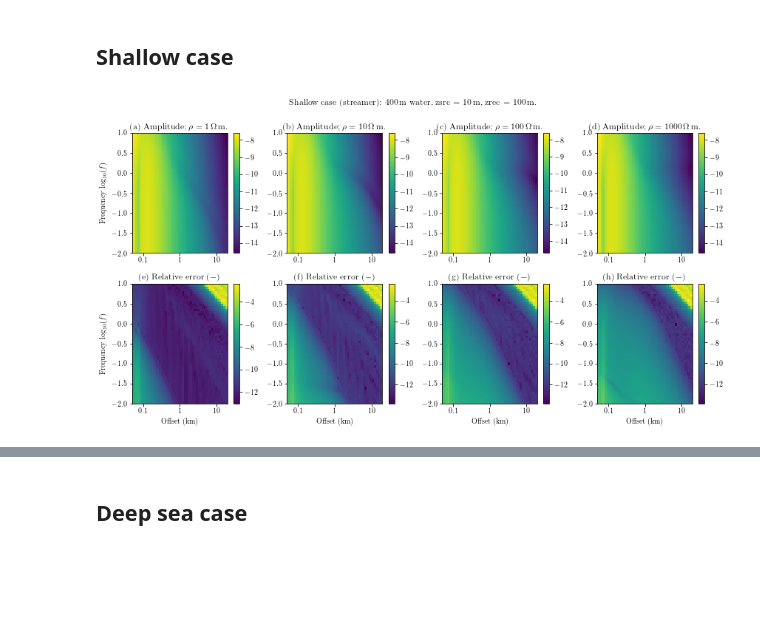
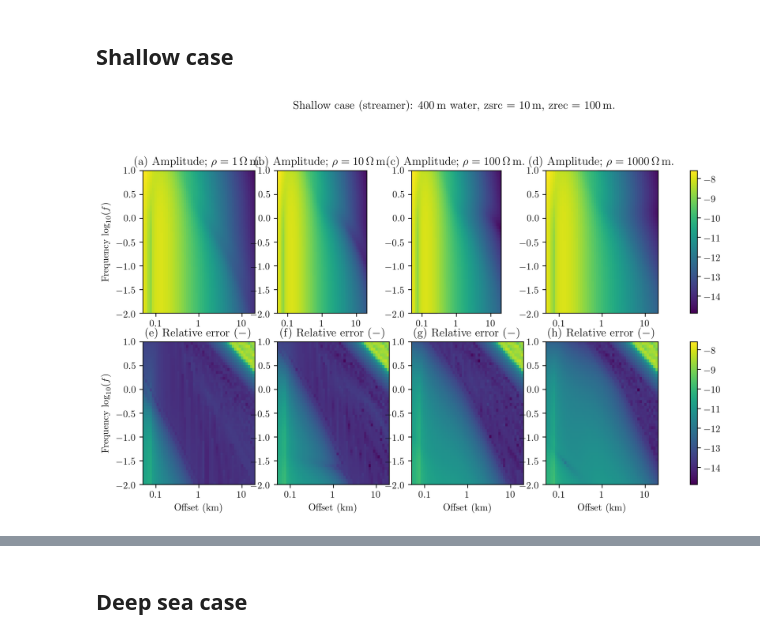
Before and after one commit to emsig/article-fdesign, a Jupyter notebook: notebooks/Figure-Validity2.ipynb, the cells around one changed output, grey strips where cells are left out. Saved outputs shown, nothing was run; the diff lists cells and outputs as text; code cells hidden in the pictures; blank space fills up the shorter version.

```diff
--- a/notebooks/Figure-Validity2.ipynb
+++ b/notebooks/Figure-Validity2.ipynb
@@ -60,81 +60,94 @@ plt.figure(figsize=(12, 6))
 #x = np.r_[rexp-0.25, rexp[-1]+0.25]
 #y = np.r_[fexp-0.5, fexp[-1]+0.5]
 
+vmin = np.min(np.log10(amp))
+vmax = np.max(np.log10(amp))
+
+params = {'vmin': vmin, 'vmax': vmax, 'linewidth': 0, 'rasterized': True}
+
 # Plot amplitude
-plt.subplot(241)
+ax1 = plt.subplot(241)
 plt.title(r'(a) Amplitude; $\rho = 1\,\Omega\,$m.')
-CP1 = plt.pcolormesh(np.log10(x/1000), np.log10(freqs), np.log10(amp[:, :, 0]), linewidth=0, rasterized=True)
-plt.colorbar(CP1)
+CP1 = plt.pcolormesh(np.log10(x/1000), np.log10(freqs), np.log10(amp[:, :, 0]), **params)
 plt.ylabel(r'Frequency $\log_{10}(f)$')
 plt.xticks([-1, 0, 1], ['0.1', '1', '10'])
 
 # Plot amplitude
-plt.subplot(242)
+ax2 = plt.subplot(242)
 plt.title(r'(b) Amplitude; $\rho = 10\,\Omega\,$m.')
-CP1 = plt.pcolormesh(np.log10(x/1000), np.log10(freqs), np.log10(amp[:, :, 1]), linewidth=0, rasterized=True)
+CP2 = plt.pcolormesh(np.log10(x/1000), np.log10(freqs), np.log10(amp[:, :, 1]), **params)
 plt.colorbar(CP1)
 plt.xticks([-1, 0, 1], ['0.1', '1', '10'])
 
 # Plot amplitude
-plt.subplot(243)
+ax3 = plt.subplot(243)
 plt.title(r'(c) Amplitude; $\rho = 100\,\Omega\,$m.')
-CP1 = plt.pcolormesh(np.log10(x/1000), np.log10(freqs), np.log10(amp[:, :, 2]), linewidth=0, rasterized=True)
+CP3 = plt.pcolormesh(np.log10(x/1000), np.log10(freqs), np.log10(amp[:, :, 2]), **params)
 plt.colorbar(CP1)
 plt.xticks([-1, 0, 1], ['0.1', '1', '10'])
 
 # Plot amplitude
-plt.subplot(244)
+ax4 = plt.subplot(244)
 plt.title(r'(d) Amplitude; $\rho = 1000\,\Omega\,$m.')
-CP1 = plt.pcolormesh(np.log10(x/1000), np.log10(freqs), np.log10(amp[:, :, 3]), linewidth=0, rasterized=True)
-plt.colorbar(CP1)
+CP4 = plt.pcolormesh(np.log10(x/1000), np.log10(freqs), np.log10(amp[:, :, 3]), **params)
 plt.xticks([-1, 0, 1], ['0.1', '1', '10'])
+
+cax, kw = plt.matplotlib.colorbar.make_axes([ax1, ax2, ax3, ax4])#,# location='bottom',
+                                 #fraction=.05, pad=0.2, aspect=30)
+cb = plt.colorbar(CP1, cax=cax, #ticks=[-16, -14, -12, -10, -8],
+                  **kw)
 
 
 
+vmin = np.min(np.log10(err))
+vmax = np.max(np.log10(err))
+
+params = {'vmin': vmin, 'vmax': vmax, 'linewidth': 0, 'rasterized': True}
 
 # Plot error
-plt.subplot(245)
+ax5 = plt.subplot(245)
 plt.title('(e) Relative error ($-$)')
 
-CP2 = plt.pcolormesh(np.log10(x/1000), np.log10(freqs), np.log10(err[:, :, 0]), linewidth=0, rasterized=True)
-plt.colorbar(CP2)
+CP5 = plt.pcolormesh(np.log10(x/1000), np.log10(freqs), np.log10(err[:, :, 0]), **params)
 plt.xlabel(r'Offset (km)')
 plt.ylabel(r'Frequency $\log_{10}(f)$')
 plt.xticks([-1, 0, 1], ['0.1', '1', '10'])
 
 # Plot error
-plt.subplot(246)
+ax6 = plt.subplot(246)
 plt.title('(f) Relative error ($-$)')
 
-CP2 = plt.pcolormesh(np.log10(x/1000), np.log10(freqs), np.log10(err[:, :, 1]), linewidth=0, rasterized=True)
-plt.colorbar(CP2)
+CP6 = plt.pcolormesh(np.log10(x/1000), np.log10(freqs), np.log10(err[:, :, 1]), **params)
 plt.xlabel(r'Offset (km)')
 plt.xticks([-1, 0, 1], ['0.1', '1', '10'])
 
 # Plot error
-plt.subplot(247)
+ax7 = plt.subplot(247)
 plt.title('(g) Relative error ($-$)')
 
-CP2 = plt.pcolormesh(np.log10(x/1000), np.log10(freqs), np.log10(err[:, :, 2]), linewidth=0, rasterized=True)
-plt.colorbar(CP2)
+CP7 = plt.pcolormesh(np.log10(x/1000), np.log10(freqs), np.log10(err[:, :, 2]), **params)
 plt.xlabel(r'Offset (km)')
 plt.xticks([-1, 0, 1], ['0.1', '1', '10'])
 
 # Plot error
-plt.subplot(248)
+ax8 = plt.subplot(248)
 plt.title('(h) Relative error ($-$)')
 
-CP2 = plt.pcolormesh(np.log10(x/1000), np.log10(freqs), np.log10(err[:, :, 3]), linewidth=0, rasterized=True)
-plt.colorbar(CP2)
+CP8 = plt.pcolormesh(np.log10(x/1000), np.log10(freqs), np.log10(err[:, :, 3]), **params)
 plt.xlabel(r'Offset (km)')
 plt.xticks([-1, 0, 1], ['0.1', '1', '10'])
 
-plt.tight_layout()
+
+cax, kw = plt.matplotlib.colorbar.make_axes([ax5, ax6, ax7, ax8])#, location='bottom',
+                                # fraction=.05, pad=0.2, aspect=30)
+cb = plt.colorbar(CP1, cax=cax, #ticks=[-16, -14, -12, -10, -8],
+                  **kw)
+
 
 # Title
 plt.suptitle('Shallow case (streamer): 400\,m water, zsrc = 10\,m, zrec = 100\,m.', y=1.05)
 
-plt.savefig('../figures/validity_shallow.pdf', bbox_inches='tight')
+#plt.savefig('../figures/validity_shallow.pdf', bbox_inches='tight')
 plt.show()
 # %% [output]
-[figure, old version]
+[figure, new version]
```
Also changed, not shown: parts of 1 cell of this notebook, 38 other files.
